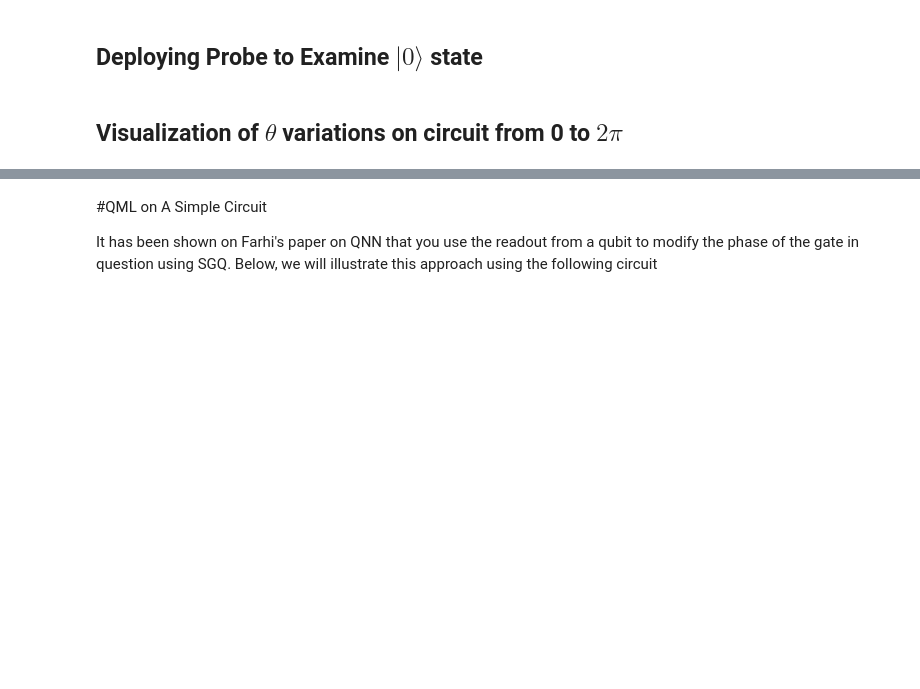
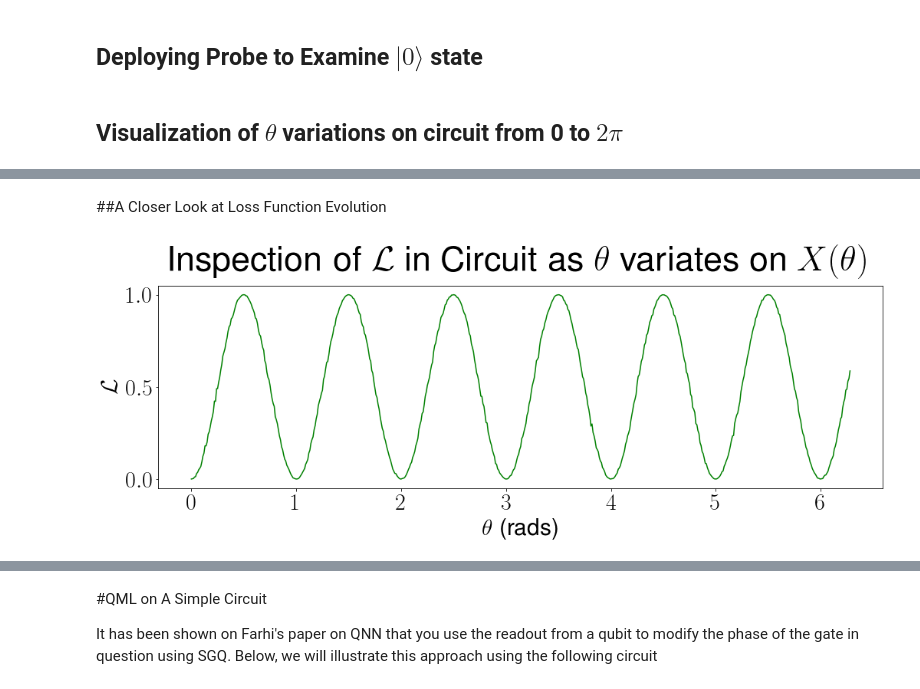
Before and after one commit to enriqueasegura/Quantum-X, a Jupyter notebook: QMLHEP_Task.ipynb, the cells around one changed output, grey strips where cells are left out. Cells and saved outputs as stored; diff of their text form; code cells hidden in the pictures; blank space fills up the shorter version.

```diff
--- a/QMLHEP_Task.ipynb
+++ b/QMLHEP_Task.ipynb
@@ -359,0 +368,18 @@ findfont: Font family ['sans-serif'] not found. Falling back to DejaVu Sans.
+# %% [markdown]
+##A Closer Look at Loss Function Evolution
+# %%
+plt.figure(figsize=(15,5))
+
+plt.plot(angle_arr, test_zero_pop[-1], color='green')
+
+plt.title(r'Inspection of  $\mathcal{L}$ in Circuit as $\theta$ variates on $X(\theta)$', fontsize=45)
+
+
+plt.ylabel(r'$\mathcal{L}$', fontsize=30)
+plt.xlabel(r'$\theta$ (rads)', fontsize=30)
+plt.tick_params(labelsize=30)
+
+plt.tight_layout()
+plt.subplots_adjust(top=.95)
+# %% [output]
+[figure, added]
```
Also changed, not shown: parts of 13 cells of this notebook.
